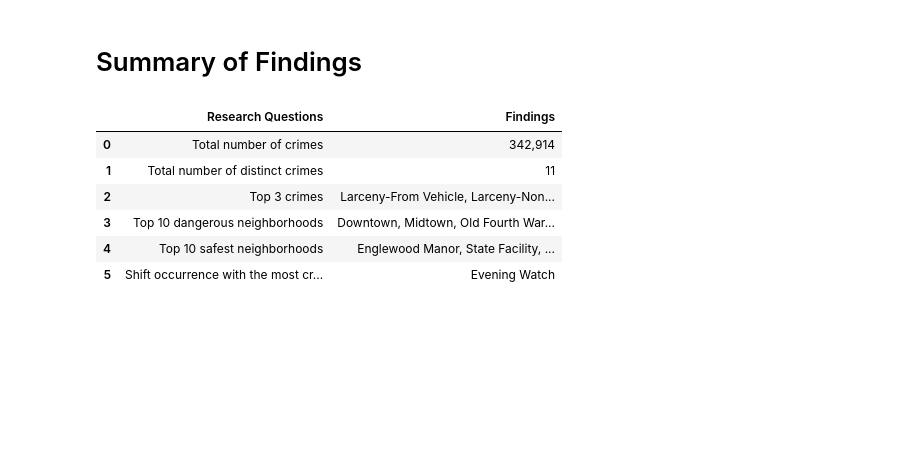
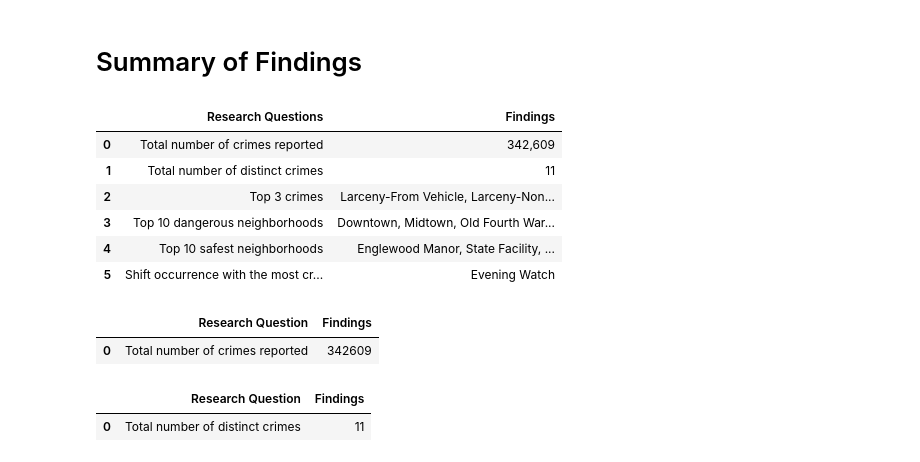
Before and after one commit to Lucasmvs1994/Project_1, a Jupyter notebook: Project_1_Lucas_Work.ipynb, the cells around one changed output. Cells and saved outputs as stored; diff of their text form; code cells hidden in the pictures; blank space fills up the shorter version.

```diff
--- a/Project_1_Lucas_Work.ipynb
+++ b/Project_1_Lucas_Work.ipynb
@@ -209,22 +219,48 @@ plt.show()
 # %%
 summary_findings_df = pd.DataFrame({
 
-    "Research Questions":["Total number of crimes ", "Total number of distinct crimes ", "Top 3 crimes", "Top 10 dangerous neighborhoods", "Top 10 safest neighborhoods", "Shift occurrence with the most crimes " ],
+    "Research Questions":["Total number of crimes reported ", "Total number of distinct crimes ", "Top 3 crimes", "Top 10 dangerous neighborhoods", "Top 10 safest neighborhoods", "Shift occurrence with the most crimes " ],
 
-    "Findings":["342,914", "11", "Larceny-From Vehicle, Larceny-Non Vehicle, Burglary-Residence", " Downtown, Midtown, Old Fourth Ward, West End, Lenox, North Buckhead, Vine City, Greenbriar, Sylvan, Grant Park", "Englewood Manor, State Facility, Edmund Park, Old Fairburn Village, Mt. Paran Parkway, Chattahoochee, Regency Trace, Horseshoe Community, Bankhead Courts, Fort McPherson", "Evening Watch" ]
+    "Findings":["342,609", "11", "Larceny-From Vehicle, Larceny-Non Vehicle, Burglary-Residence", " Downtown, Midtown, Old Fourth Ward, West End, Lenox, North Buckhead, Vine City, Greenbriar, Sylvan, Grant Park", "Englewood Manor, State Facility, Edmund Park, Old Fairburn Village, Mt. Paran Parkway, Chattahoochee, Regency Trace, Horseshoe Community, Bankhead Courts, Fort McPherson", "Evening Watch" ]
 
 
 
 
 
 })
 
 summary_findings_df
 # %% [output]
 |  | Research Questions | Findings |
-| 0 | Total number of crimes | 342,914 |
+| 0 | Total number of crimes reported | 342,609 |
 | 1 | Total number of distinct crimes | 11 |
 | 2 | Top 3 crimes | Larceny-From Vehicle, Larceny-Non... |
 | 3 | Top 10 dangerous neighborhoods | Downtown, Midtown, Old Fourth War... |
 | 4 | Top 10 safest neighborhoods | Englewood Manor, State Facility, ... |
 | 5 | Shift occurrence with the most cr... | Evening Watch |
+# %%
+summary1_findings_df = pd.DataFrame({"Research Question":["Total number of crimes reported"],
+
+                                    "Findings":[342609]
+
+
+})
+
+
+summary1_findings_df
+# %% [output]
+|  | Research Question | Findings |
+| 0 | Total number of crimes reported | 342609 |
+# %%
+summary2_findings_df = pd.DataFrame({"Research Question":["Total number of distinct crimes "],
+
+                                    "Findings":[11]
+
+
+})
+
+
+summary2_findings_df
+# %% [output]
+|  | Research Question | Findings |
+| 0 | Total number of distinct crimes | 11 |
```
Also changed, not shown: parts of 2 cells of this notebook, 2 other files.
